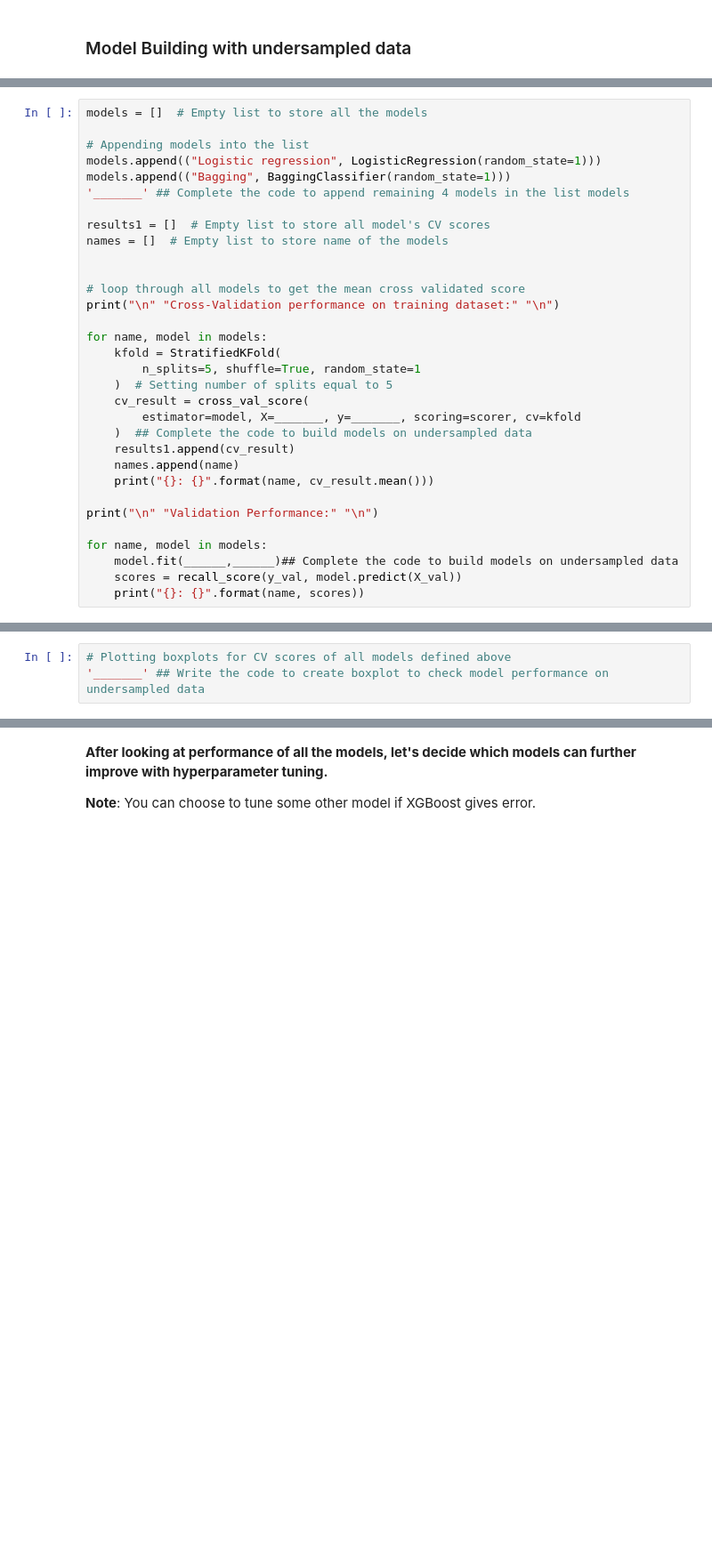
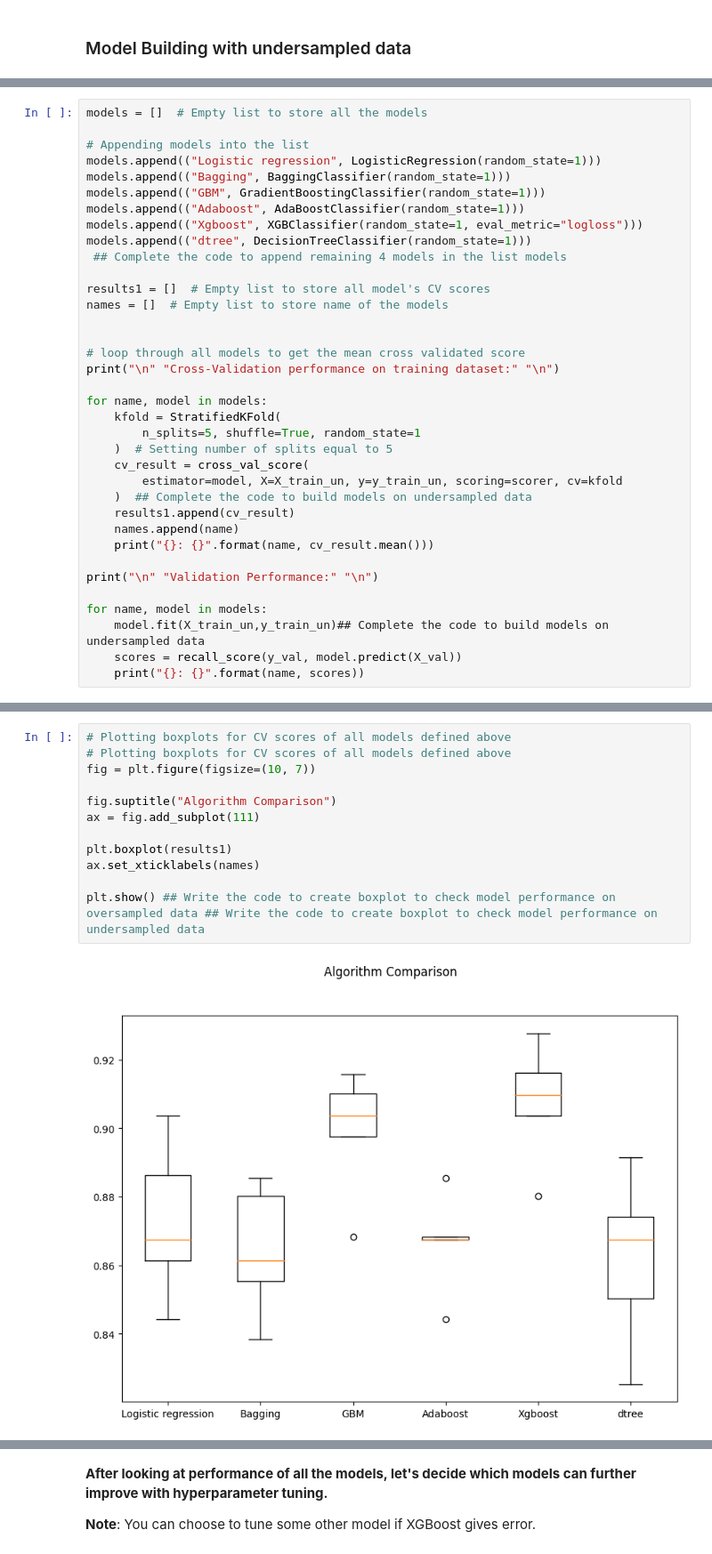
Before and after one commit to CoderSales/codespaces-jupyter, a Jupyter notebook: notebooks/MT_Project_LearnerNotebook_LowCode.ipynb, the cells around one changed output, grey strips where cells are left out. Shown at 89% size. Cells and saved outputs as stored; diff of their text form; blank space fills up the shorter version.

```diff
--- a/notebooks/MT_Project_LearnerNotebook_LowCode.ipynb
+++ b/notebooks/MT_Project_LearnerNotebook_LowCode.ipynb
@@ -1429,7 +1624,11 @@ models = []  # Empty list to store all the models
 # Appending models into the list
 models.append(("Logistic regression", LogisticRegression(random_state=1)))
 models.append(("Bagging", BaggingClassifier(random_state=1)))
-'_______' ## Complete the code to append remaining 4 models in the list models
+models.append(("GBM", GradientBoostingClassifier(random_state=1)))
+models.append(("Adaboost", AdaBoostClassifier(random_state=1)))
+models.append(("Xgboost", XGBClassifier(random_state=1, eval_metric="logloss")))
+models.append(("dtree", DecisionTreeClassifier(random_state=1)))
+ ## Complete the code to append remaining 4 models in the list models
 
 results1 = []  # Empty list to store all model's CV scores
 names = []  # Empty list to store name of the models
@@ -1443,7 +1642,7 @@ for name, model in models:
         n_splits=5, shuffle=True, random_state=1
     )  # Setting number of splits equal to 5
     cv_result = cross_val_score(
-        estimator=model, X=_______, y=_______, scoring=scorer, cv=kfold
+        estimator=model, X=X_train_un, y=y_train_un, scoring=scorer, cv=kfold
     )  ## Complete the code to build models on undersampled data
     results1.append(cv_result)
     names.append(name)
@@ -1452,6 +1651,6 @@ for name, model in models:
 print("\n" "Validation Performance:" "\n")
 
 for name, model in models:
-    model.fit(______,______)## Complete the code to build models on undersampled data
+    model.fit(X_train_un,y_train_un)## Complete the code to build models on undersampled data
     scores = recall_score(y_val, model.predict(X_val))
     print("{}: {}".format(name, scores))
@@ -1458,3 +1677,14 @@ for name, model in models:
 # %%
 # Plotting boxplots for CV scores of all models defined above
-'_______' ## Write the code to create boxplot to check model performance on undersampled data
+# Plotting boxplots for CV scores of all models defined above
+fig = plt.figure(figsize=(10, 7))
+
+fig.suptitle("Algorithm Comparison")
+ax = fig.add_subplot(111)
+
+plt.boxplot(results1)
+ax.set_xticklabels(names)
+
+plt.show() ## Write the code to create boxplot to check model performance on oversampled data ## Write the code to create boxplot to check model performance on undersampled data
+# %% [output]
+[figure, added]
```
Also changed, not shown: parts of 40 cells of this notebook.
